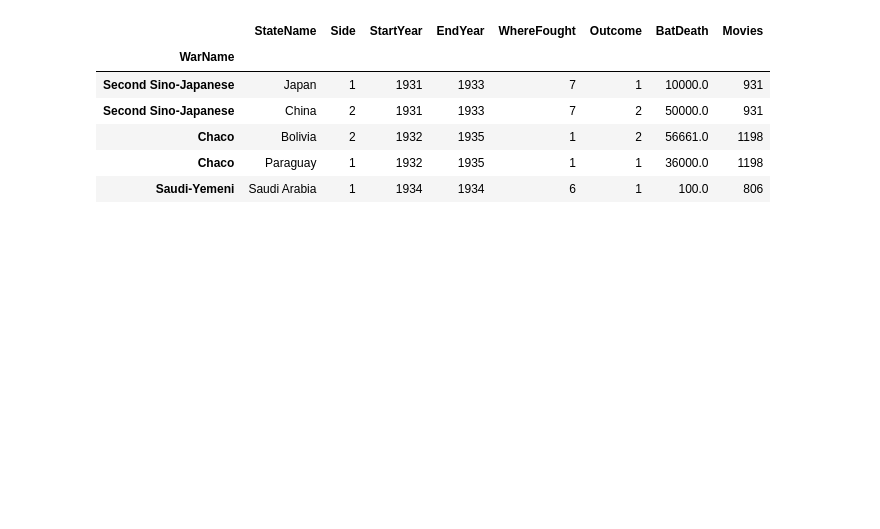
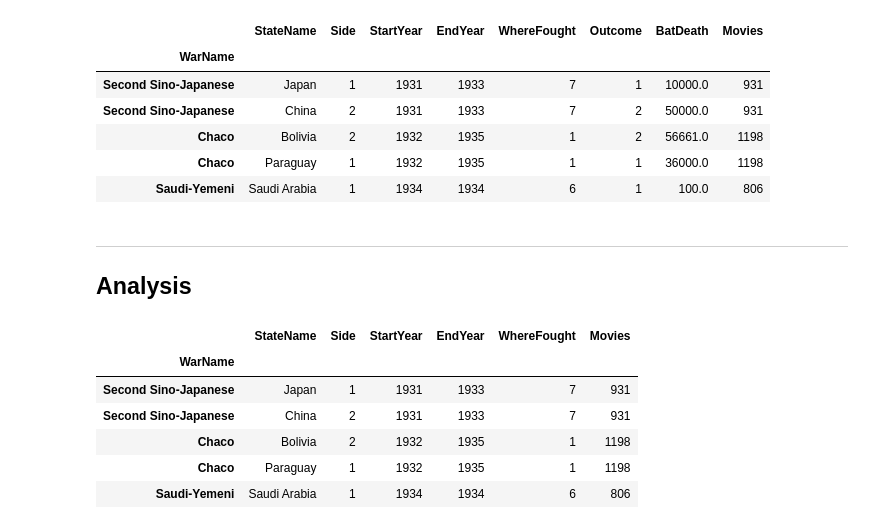
Before and after one commit to epfl-ada/ada-2024-project-americandentalassociation, a Jupyter notebook: Wars_Cleaning.ipynb, the cells around one changed output. Cells and saved outputs as stored; diff of their text form; code cells hidden in the pictures; blank space fills up the shorter version.

Commit message:
Initial Analysis

```diff
--- a/Wars_Cleaning.ipynb
+++ b/Wars_Cleaning.ipynb
@@ -71,6 +71,8 @@ df_clean.loc[9,:] = ["First Libyan Civil War", 'United Arab Emirates', 1, 2011,
 df_clean.loc[10,:] = ["First Libyan Civil War", "Libya", 2, 2011, 2011, 4, 0, 3000]
 df_clean.loc[11,:] = ["Heglig Crisis", "Sudan", 1, 2012, 2012, 4, 0, 1200]
 df_clean.loc[12,:] = ["Heglig Crisis", "South Sudan", 2, 2012, 2012, 4, 0, 280]
+df_clean.loc[13, :] = ["Cold War", "United States of America", 1, 1947, 1991, 12, 0, 0]
+df_clean.loc[14, :] = ["Cold War", "Soviet Union", 2, 1947, 1991, 12, 0, 0]
 df_clean[df_clean["WarName"]=="Gaza-Israel conflict"]
 # %% [output]
 |  | WarName | StateName | Side | StartYear | EndYear | WhereFought | Outcome | BatDeath |
@@ -159,3 +154,18 @@ df_clean.head()
 | Saudi-Yemeni | Saudi Arabia | 1 | 1934 | 1934 | 6 | 1 | 100.0 | 806 |
 # %%
 df_clean.to_csv("data/wars_filtered_clean.csv")
+# %% [markdown]
+---
+## Analysis
+# %%
+wars = df_clean.drop(columns=["BatDeath", "Outcome"])
+movies = data
+wars.head()
+# %% [output]
+|  | StateName | Side | StartYear | EndYear | WhereFought | Movies |
+| WarName |  |  |  |  |  |  |
+| Second Sino-Japanese | Japan | 1 | 1931 | 1933 | 7 | 931 |
+| Second Sino-Japanese | China | 2 | 1931 | 1933 | 7 | 931 |
+| Chaco | Bolivia | 2 | 1932 | 1935 | 1 | 1198 |
+| Chaco | Paraguay | 1 | 1932 | 1935 | 1 | 1198 |
+| Saudi-Yemeni | Saudi Arabia | 1 | 1934 | 1934 | 6 | 806 |
```
Also changed, not shown: parts of 11 cells of this notebook, 1 other file.
